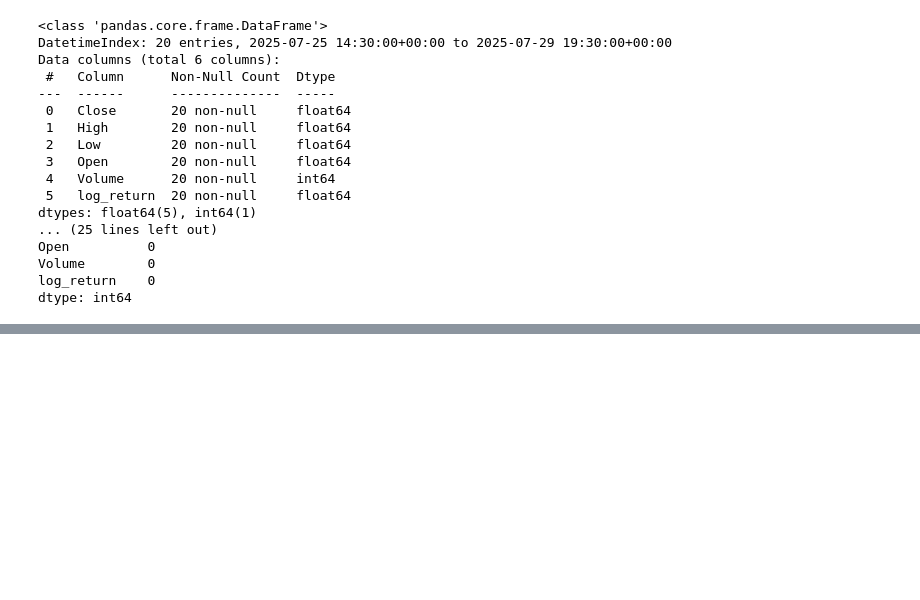
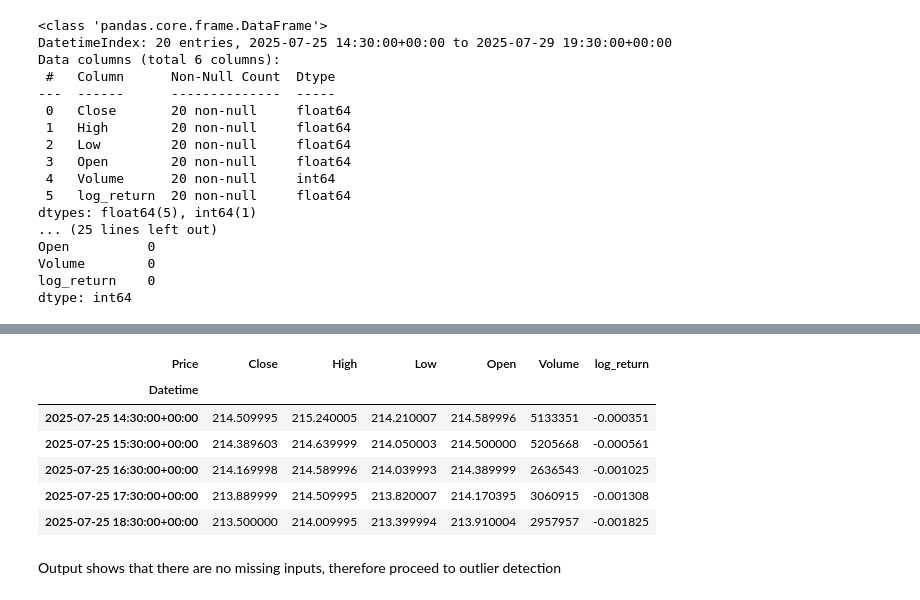
Before and after one commit to LydiaLCh/sentiment-model-quant, a Jupyter notebook: notebooks/01_data_exploration.ipynb, the cells around one changed output, grey strips where cells are left out. Saved outputs shown, nothing was run; the diff lists cells and outputs as text; code cells hidden in the pictures; blank space fills up the shorter version.

Commit message:
Outlier detection

```diff
--- a/notebooks/01_data_exploration.ipynb
+++ b/notebooks/01_data_exploration.ipynb
@@ -118,0 +185,16 @@ Kurtosis of log_return… -0.032697398621659435
+# %%
+# Missing input analysis
+data.isnull().sum()[data.isnull().sum()> 0]
+
+# Visualise first 5 rows of data
+data.head()
+# %% [output]
+| Price | Close | High | Low | Open | Volume | log_return |
+| Datetime |  |  |  |  |  |  |
+| 2025-07-25 14:30:00+00:00 | 214.509995 | 215.240005 | 214.210007 | 214.589996 | 5133351 | -0.000351 |
+| 2025-07-25 15:30:00+00:00 | 214.389603 | 214.639999 | 214.050003 | 214.500000 | 5205668 | -0.000561 |
+| 2025-07-25 16:30:00+00:00 | 214.169998 | 214.589996 | 214.039993 | 214.389999 | 2636543 | -0.001025 |
+| 2025-07-25 17:30:00+00:00 | 213.889999 | 214.509995 | 213.820007 | 214.170395 | 3060915 | -0.001308 |
+| 2025-07-25 18:30:00+00:00 | 213.500000 | 214.009995 | 213.399994 | 213.910004 | 2957957 | -0.001825 |
+# %% [markdown]
+Output shows that there are no missing inputs, therefore proceed to outlier detection
```
Also changed, not shown: parts of 3 cells of this notebook, 5 other files.
